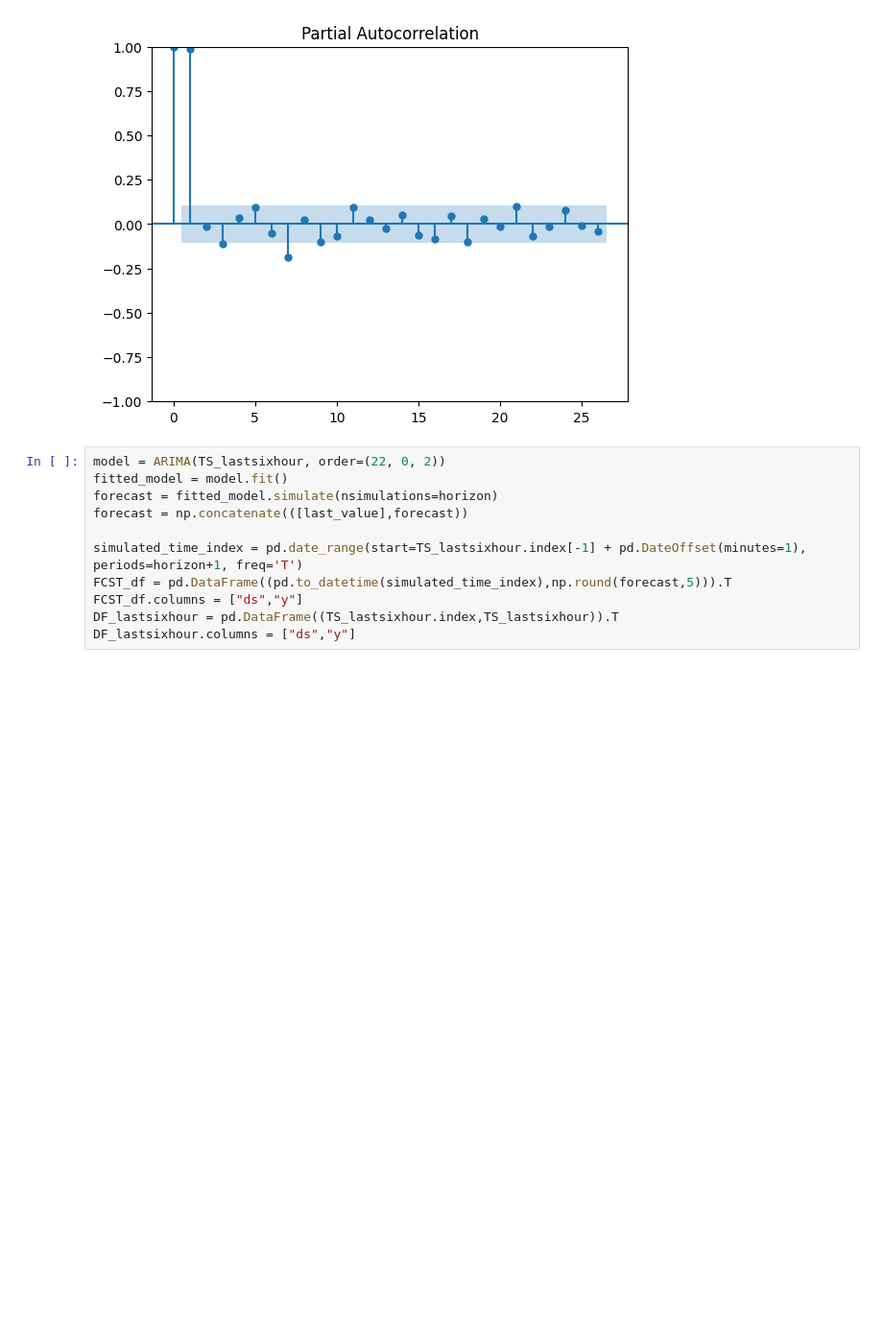
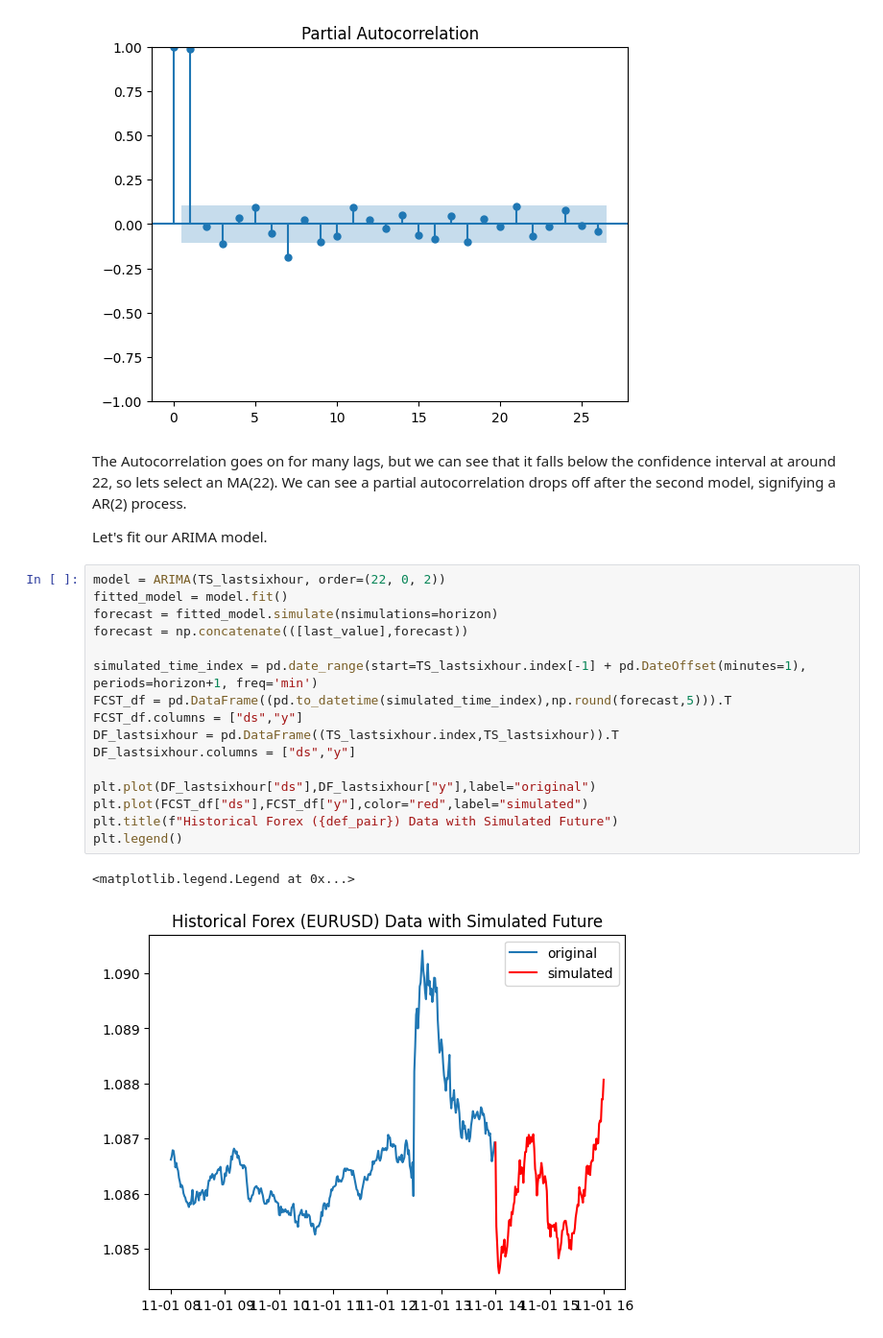
Before and after one commit to jackthompsondb/ALAMforFI, a Jupyter notebook: ALAMforDFI.ipynb, the cells around one changed output. Shown at 96% size. Saved outputs shown, nothing was run; the diff lists cells and outputs as text; blank space fills up the shorter version.

```diff
--- a/ALAMforDFI.ipynb
+++ b/ALAMforDFI.ipynb
@@ -91,14 +124,27 @@ plot_pacf(TS_lastsixhour);
 # %% [output]
 [figure]
 [figure]
+# %% [markdown]
+The Autocorrelation goes on for many lags, but we can see that it falls below the confidence interval at around 22, so lets select an MA(22).
+We can see a partial autocorrelation drops off after the second model, signifying a AR(2) process.
+
+Let's fit our ARIMA model.
 # %%
 model = ARIMA(TS_lastsixhour, order=(22, 0, 2))
 fitted_model = model.fit()
 forecast = fitted_model.simulate(nsimulations=horizon)
 forecast = np.concatenate(([last_value],forecast))
 
-simulated_time_index = pd.date_range(start=TS_lastsixhour.index[-1] + pd.DateOffset(minutes=1), periods=horizon+1, freq='T')
+simulated_time_index = pd.date_range(start=TS_lastsixhour.index[-1] + pd.DateOffset(minutes=1), periods=horizon+1, freq='min')
 FCST_df = pd.DataFrame((pd.to_datetime(simulated_time_index),np.round(forecast,5))).T
 FCST_df.columns = ["ds","y"]
 DF_lastsixhour = pd.DataFrame((TS_lastsixhour.index,TS_lastsixhour)).T
 DF_lastsixhour.columns = ["ds","y"]
+
+plt.plot(DF_lastsixhour["ds"],DF_lastsixhour["y"],label="original")
+plt.plot(FCST_df["ds"],FCST_df["y"],color="red",label="simulated")
+plt.title(f"Historical Forex ({def_pair}) Data with Simulated Future")
+plt.legend()
+# %% [output]
+<matplotlib.legend.Legend at 0x...>
+[figure, added]
```
Also changed, not shown: parts of 33 cells of this notebook, 2 other files.
